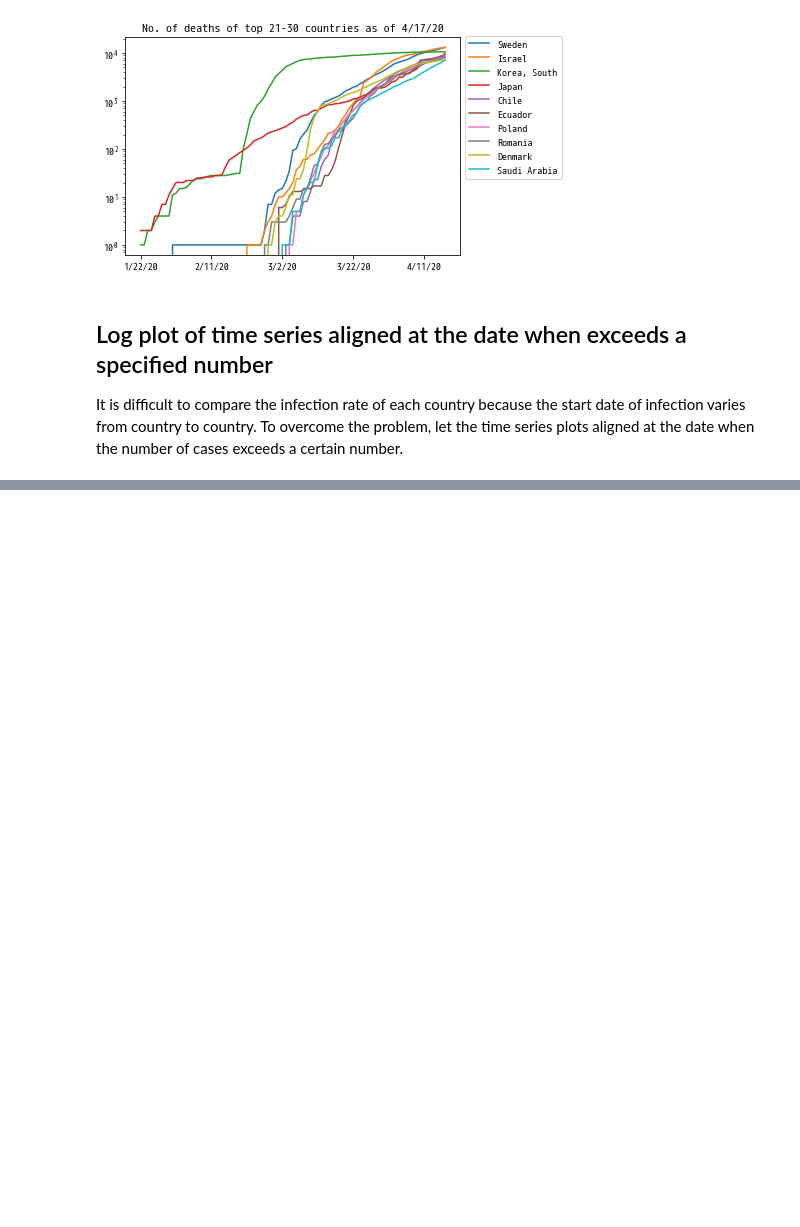
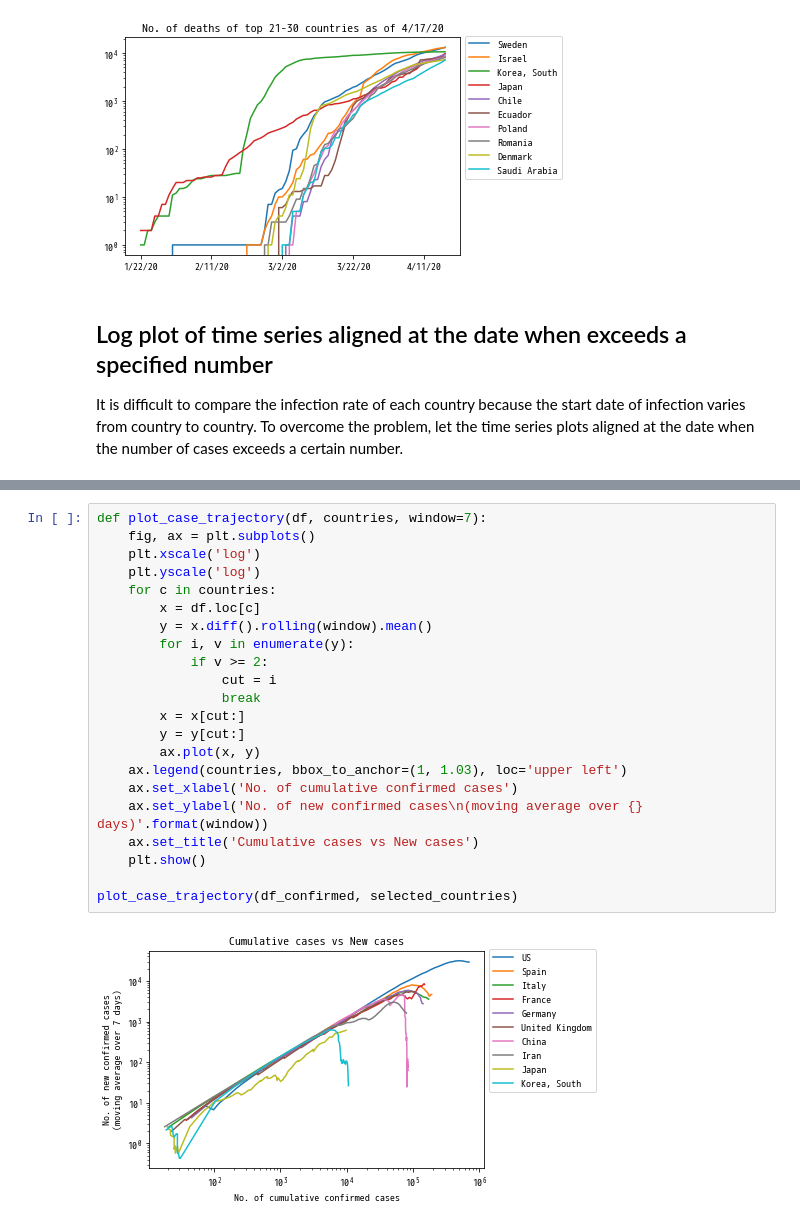
Before and after one commit to survivor7777777/covid-19, a Jupyter notebook: COVID19 plot.ipynb, the cells around one changed output, grey strips where cells are left out. Cells and saved outputs as stored; diff of their text form; blank space fills up the shorter version.

```diff
--- a/COVID19 plot.ipynb
+++ b/COVID19 plot.ipynb
@@ -87,0 +87,24 @@ plot_aligned(df_deaths_selected, "No. of deaths aligned at {}".format(100), 100)
+# %%
+def plot_case_trajectory(df, countries, window=7):
+    fig, ax = plt.subplots()
+    plt.xscale('log')
+    plt.yscale('log')
+    for c in countries:
+        x = df.loc[c]
+        y = x.diff().rolling(window).mean()
+        for i, v in enumerate(y):
+            if v >= 2:
+                cut = i
+                break
+        x = x[cut:]
+        y = y[cut:]
+        ax.plot(x, y)
+    ax.legend(countries, bbox_to_anchor=(1, 1.03), loc='upper left')
+    ax.set_xlabel('No. of cumulative confirmed cases')
+    ax.set_ylabel('No. of new confirmed cases\n(moving average over {} days)'.format(window))
+    ax.set_title('Cumulative cases vs New cases')
+    plt.show()
+
+plot_case_trajectory(df_confirmed, selected_countries)
+# %% [output]
+[figure, added]
```
Also changed, not shown: parts of 3 cells of this notebook.
